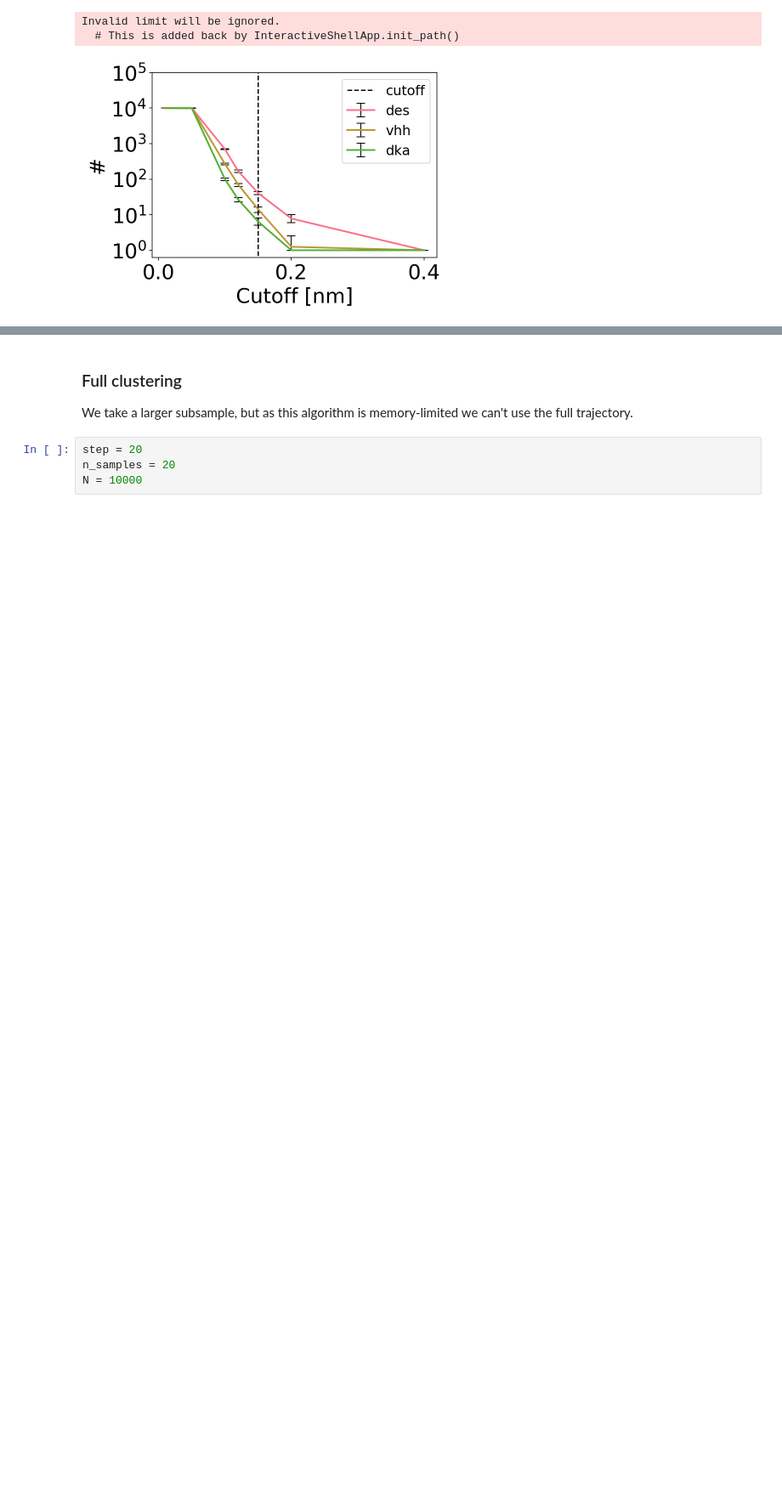
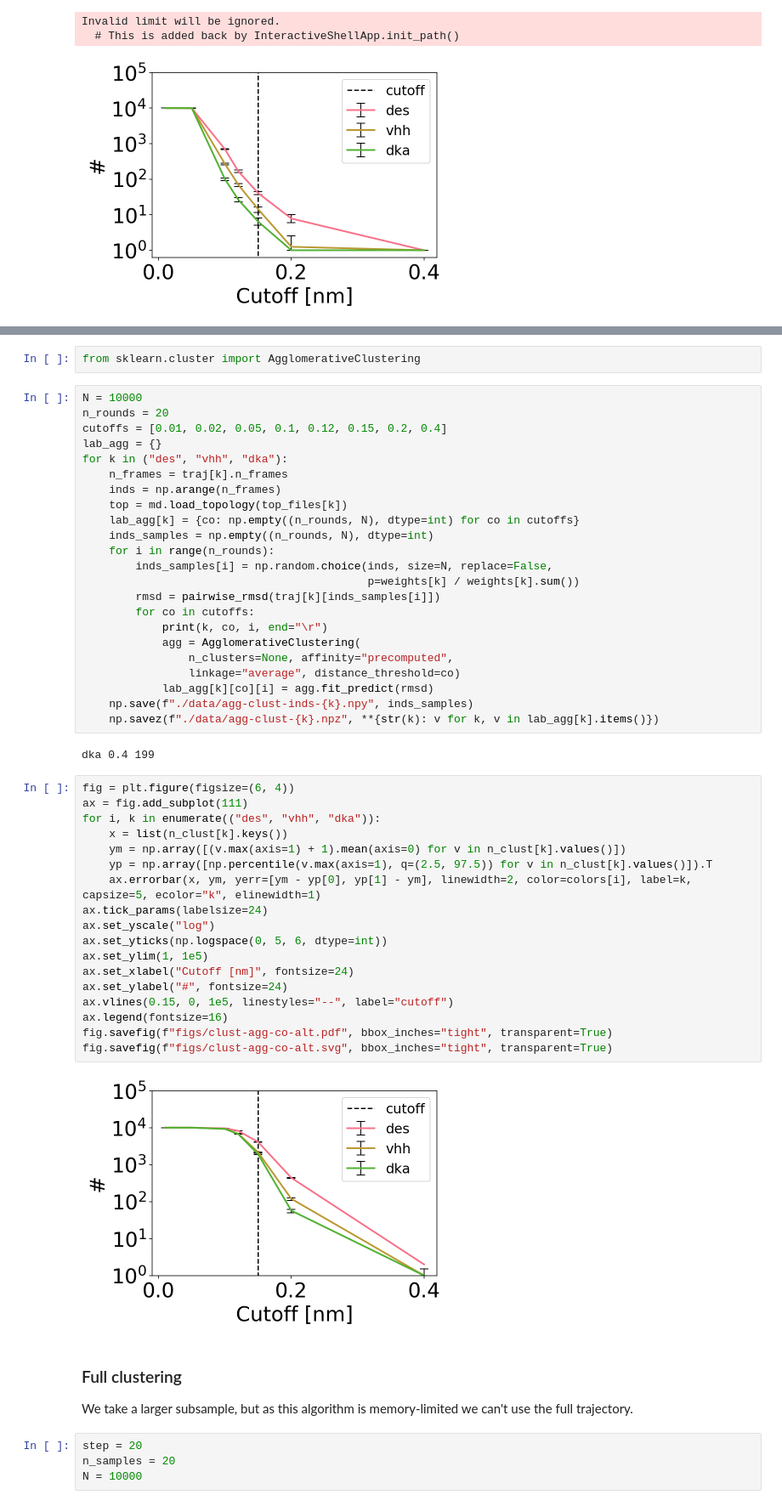
Before and after one commit to vendruscolo-lab/sdab-entropy, a Jupyter notebook: analysis/ana.ipynb, the cells around one changed output, grey strips where cells are left out. Shown at 85% size. Cells and saved outputs as stored; diff of their text form; blank space fills up the shorter version.

```diff
--- a/analysis/ana.ipynb
+++ b/analysis/ana.ipynb
@@ -247,3 +292,50 @@ Invalid limit will be ignored.
+# %%
+from sklearn.cluster import AgglomerativeClustering
+# %%
+N = 10000
+n_rounds = 20
+cutoffs = [0.01, 0.02, 0.05, 0.1, 0.12, 0.15, 0.2, 0.4]
+lab_agg = {}
+for k in ("des", "vhh", "dka"):
+    n_frames = traj[k].n_frames
+    inds = np.arange(n_frames)
+    top = md.load_topology(top_files[k])
+    lab_agg[k] = {co: np.empty((n_rounds, N), dtype=int) for co in cutoffs}
+    inds_samples = np.empty((n_rounds, N), dtype=int)
+    for i in range(n_rounds):
+        inds_samples[i] = np.random.choice(inds, size=N, replace=False,
+                                           p=weights[k] / weights[k].sum())
+        rmsd = pairwise_rmsd(traj[k][inds_samples[i]])
+        for co in cutoffs:
+            print(k, co, i, end="\r")
+            agg = AgglomerativeClustering(
+                n_clusters=None, affinity="precomputed",
+                linkage="average", distance_threshold=co)
+            lab_agg[k][co][i] = agg.fit_predict(rmsd)
+    np.save(f"./data/agg-clust-inds-{k}.npy", inds_samples)
+    np.savez(f"./data/agg-clust-{k}.npz", **{str(k): v for k, v in lab_agg[k].items()})
+# %% [output]
+dka 0.4 199
+# %%
+fig = plt.figure(figsize=(6, 4))
+ax = fig.add_subplot(111)
+for i, k in enumerate(("des", "vhh", "dka")):
+    x = list(n_clust[k].keys())
+    ym = np.array([(v.max(axis=1) + 1).mean(axis=0) for v in n_clust[k].values()])
+    yp = np.array([np.percentile(v.max(axis=1), q=(2.5, 97.5)) for v in n_clust[k].values()]).T
+    ax.errorbar(x, ym, yerr=[ym - yp[0], yp[1] - ym], linewidth=2, color=colors[i], label=k, capsize=5, ecolor="k", elinewidth=1)
+ax.tick_params(labelsize=24)
+ax.set_yscale("log")
+ax.set_yticks(np.logspace(0, 5, 6, dtype=int))
+ax.set_ylim(1, 1e5)
+ax.set_xlabel("Cutoff [nm]", fontsize=24)
+ax.set_ylabel("#", fontsize=24)
+ax.vlines(0.15, 0, 1e5, linestyles="--", label="cutoff")
+ax.legend(fontsize=16)
+fig.savefig(f"figs/clust-agg-co-alt.pdf", bbox_inches="tight", transparent=True)
+fig.savefig(f"figs/clust-agg-co-alt.svg", bbox_inches="tight", transparent=True)
+# %% [output]
+[figure, added]
 # %% [markdown]
 ### Full clustering
 We take a larger subsample, but as this algorithm is memory-limited we can't use the full trajectory.
```
Also changed, not shown: parts of 35 cells of this notebook.
